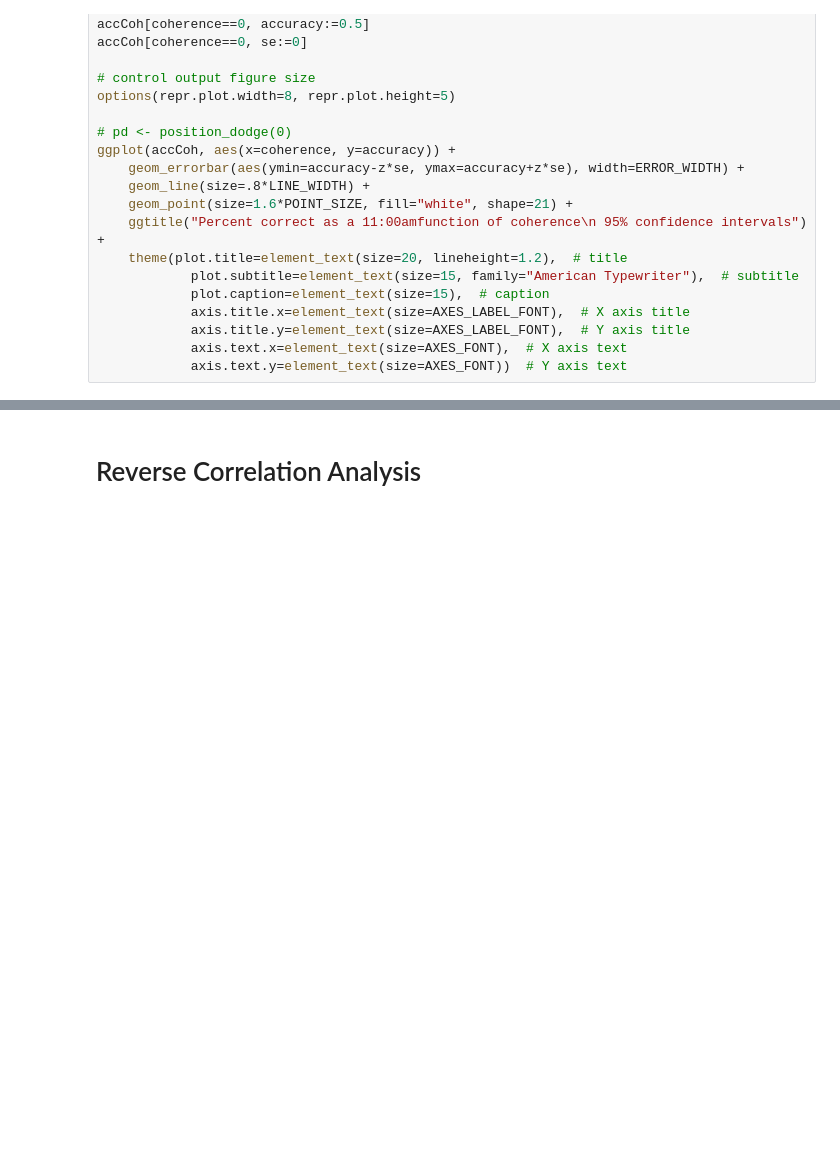
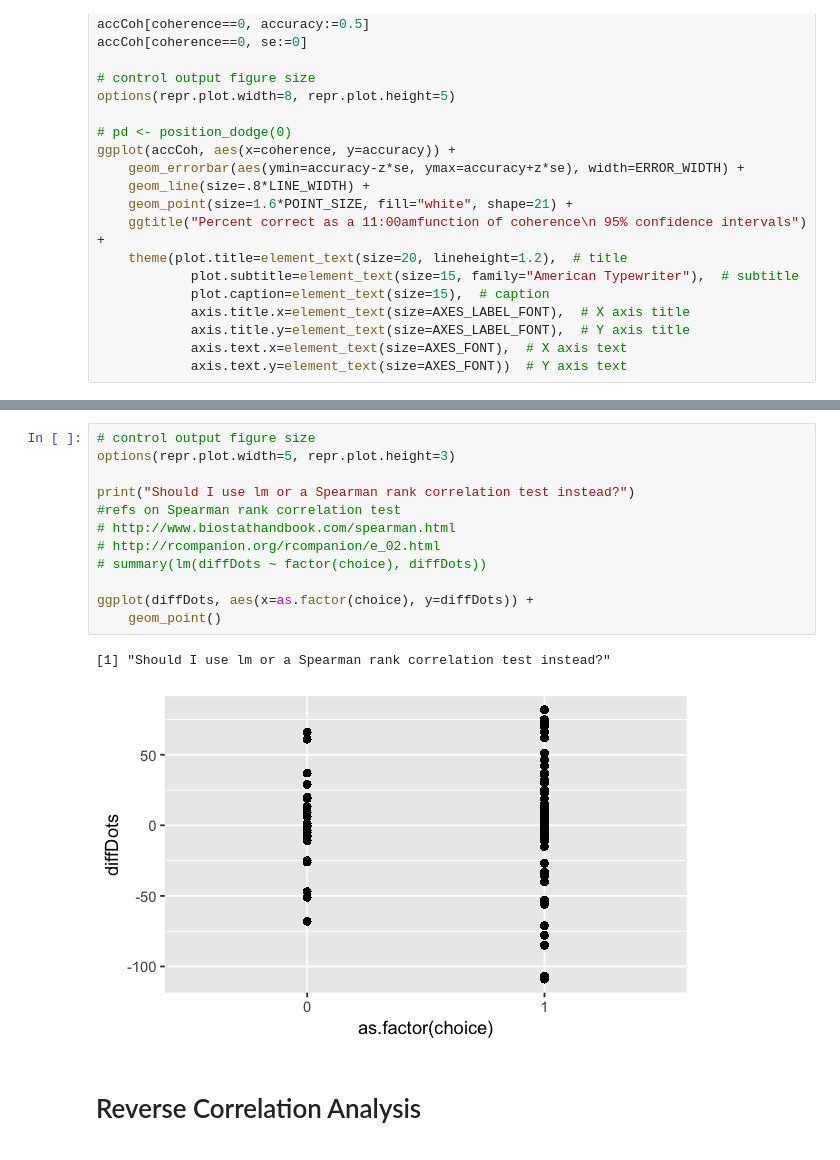
Before and after one commit to TheGoldLab/Analysis_SingleCP_DotsReversal, a Jupyter notebook: Jupyter/pilot11.ipynb, the cells around one changed output, grey strips where cells are left out. Drawn from its saved outputs; the diff is of its cells as text; blank space fills up the shorter version.

```diff
--- a/Jupyter/pilot11.ipynb
+++ b/Jupyter/pilot11.ipynb
@@ -712,3 +802,18 @@ ggplot(accCoh, aes(x=coherence, y=accuracy)) +
+# %%
+# control output figure size
+options(repr.plot.width=5, repr.plot.height=3)
+
+print("Should I use lm or a Spearman rank correlation test instead?")
+#refs on Spearman rank correlation test
+# http://www.biostathandbook.com/spearman.html
+# http://rcompanion.org/rcompanion/e_02.html
+# summary(lm(diffDots ~ factor(choice), diffDots))
+
+ggplot(diffDots, aes(x=as.factor(choice), y=diffDots)) +
+    geom_point()
+# %% [output]
+[1] "Should I use lm or a Spearman rank correlation test instead?"
+[figure, added]
 # %% [markdown]
 # Reverse Correlation Analysis
 <a id='revker'></a>
```
Also changed, not shown: parts of 16 cells of this notebook.
